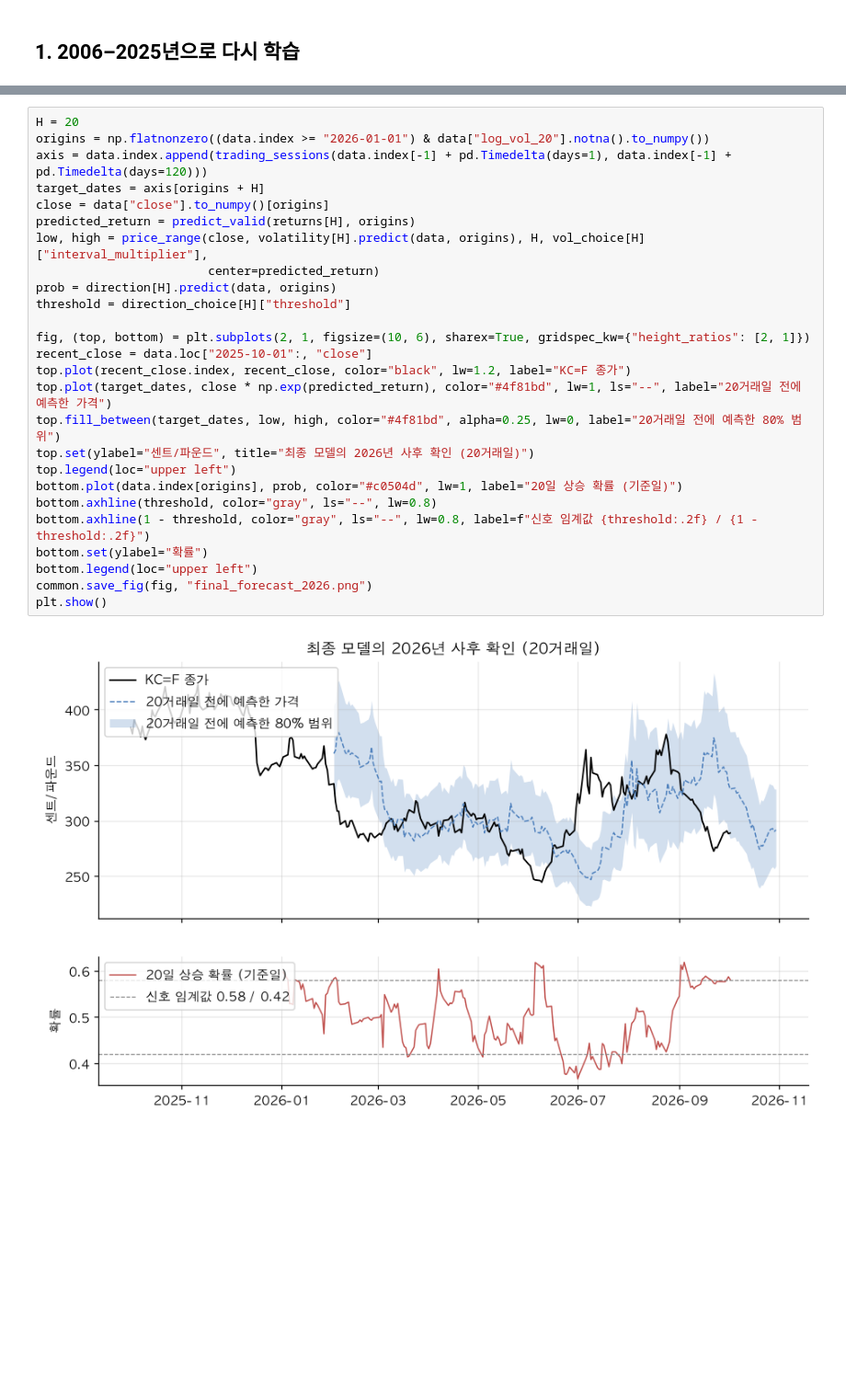
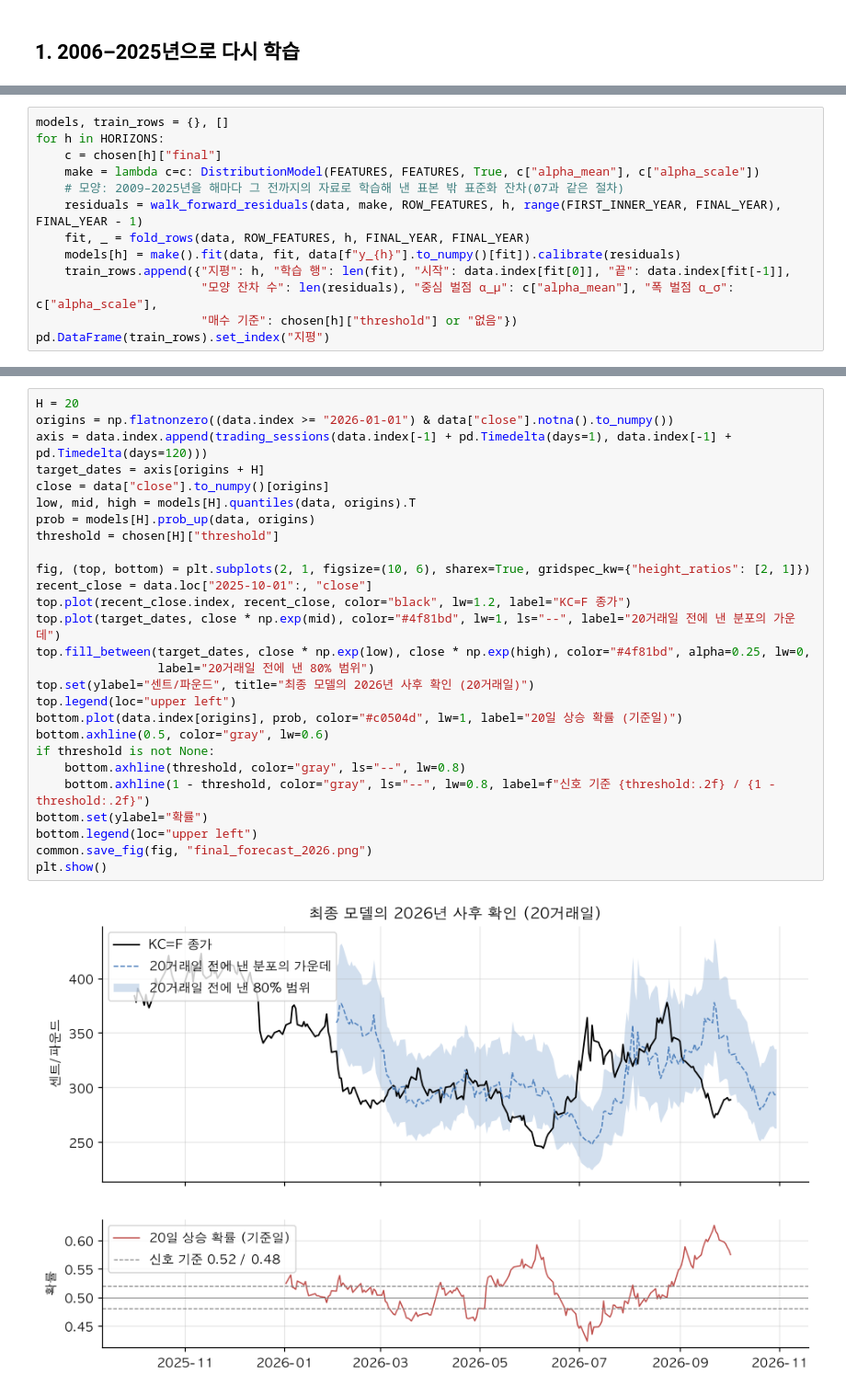
Before and after one commit to sjinie/Coffee_Price_Prediction, a Jupyter notebook: notebooks/06_final_model.ipynb, the cells around one changed output, grey strips where cells are left out. Shown at 92% size. Cells and saved outputs as stored; diff of their text form; blank space fills up the shorter version.

```diff
--- a/notebooks/06_final_model.ipynb
+++ b/notebooks/06_final_model.ipynb
@@ -97,0 +41,13 @@ pd.DataFrame(train_rows).set_index(["모델", "지평"]).round(3)
+# %%
+models, train_rows = {}, []
+for h in HORIZONS:
+    c = chosen[h]["final"]
+    make = lambda c=c: DistributionModel(FEATURES, FEATURES, True, c["alpha_mean"], c["alpha_scale"])
+    # 모양: 2009–2025년을 해마다 그 전까지의 자료로 학습해 낸 표본 밖 표준화 잔차(07과 같은 절차)
+    residuals = walk_forward_residuals(data, make, ROW_FEATURES, h, range(FIRST_INNER_YEAR, FINAL_YEAR), FINAL_YEAR - 1)
+    fit, _ = fold_rows(data, ROW_FEATURES, h, FINAL_YEAR, FINAL_YEAR)
+    models[h] = make().fit(data, fit, data[f"y_{h}"].to_numpy()[fit]).calibrate(residuals)
+    train_rows.append({"지평": h, "학습 행": len(fit), "시작": data.index[fit[0]], "끝": data.index[fit[-1]],
+                       "모양 잔차 수": len(residuals), "중심 벌점 α_μ": c["alpha_mean"], "폭 벌점 α_σ": c["alpha_scale"],
+                       "매수 기준": chosen[h]["threshold"] or "없음"})
+pd.DataFrame(train_rows).set_index("지평")
@@ -222,28 +123,29 @@ forward_volatility.round(4)
 # %%
 H = 20
-origins = np.flatnonzero((data.index >= "2026-01-01") & data["log_vol_20"].notna().to_numpy())
+origins = np.flatnonzero((data.index >= "2026-01-01") & data["close"].notna().to_numpy())
 axis = data.index.append(trading_sessions(data.index[-1] + pd.Timedelta(days=1), data.index[-1] + pd.Timedelta(days=120)))
 target_dates = axis[origins + H]
 close = data["close"].to_numpy()[origins]
-predicted_return = predict_valid(returns[H], origins)
-low, high = price_range(close, volatility[H].predict(data, origins), H, vol_choice[H]["interval_multiplier"],
-                        center=predicted_return)
-prob = direction[H].predict(data, origins)
-threshold = direction_choice[H]["threshold"]
+low, mid, high = models[H].quantiles(data, origins).T
+prob = models[H].prob_up(data, origins)
+threshold = chosen[H]["threshold"]
 
 fig, (top, bottom) = plt.subplots(2, 1, figsize=(10, 6), sharex=True, gridspec_kw={"height_ratios": [2, 1]})
 recent_close = data.loc["2025-10-01":, "close"]
 top.plot(recent_close.index, recent_close, color="black", lw=1.2, label="KC=F 종가")
-top.plot(target_dates, close * np.exp(predicted_return), color="#4f81bd", lw=1, ls="--", label="20거래일 전에 예측한 가격")
-top.fill_between(target_dates, low, high, color="#4f81bd", alpha=0.25, lw=0, label="20거래일 전에 예측한 80% 범위")
+top.plot(target_dates, close * np.exp(mid), color="#4f81bd", lw=1, ls="--", label="20거래일 전에 낸 분포의 가운데")
+top.fill_between(target_dates, close * np.exp(low), close * np.exp(high), color="#4f81bd", alpha=0.25, lw=0,
+                 label="20거래일 전에 낸 80% 범위")
 top.set(ylabel="센트/파운드", title="최종 모델의 2026년 사후 확인 (20거래일)")
 top.legend(loc="upper left")
 bottom.plot(data.index[origins], prob, color="#c0504d", lw=1, label="20일 상승 확률 (기준일)")
-bottom.axhline(threshold, color="gray", ls="--", lw=0.8)
-bottom.axhline(1 - threshold, color="gray", ls="--", lw=0.8, label=f"신호 임계값 {threshold:.2f} / {1 - threshold:.2f}")
+bottom.axhline(0.5, color="gray", lw=0.6)
+if threshold is not None:
+    bottom.axhline(threshold, color="gray", ls="--", lw=0.8)
+    bottom.axhline(1 - threshold, color="gray", ls="--", lw=0.8, label=f"신호 기준 {threshold:.2f} / {1 - threshold:.2f}")
 bottom.set(ylabel="확률")
 bottom.legend(loc="upper left")
 common.save_fig(fig, "final_forecast_2026.png")
 plt.show()
 # %% [output]
-[figure, old version]
+[figure, new version]
```
Also changed, not shown: parts of 23 cells of this notebook, 22 other files.
